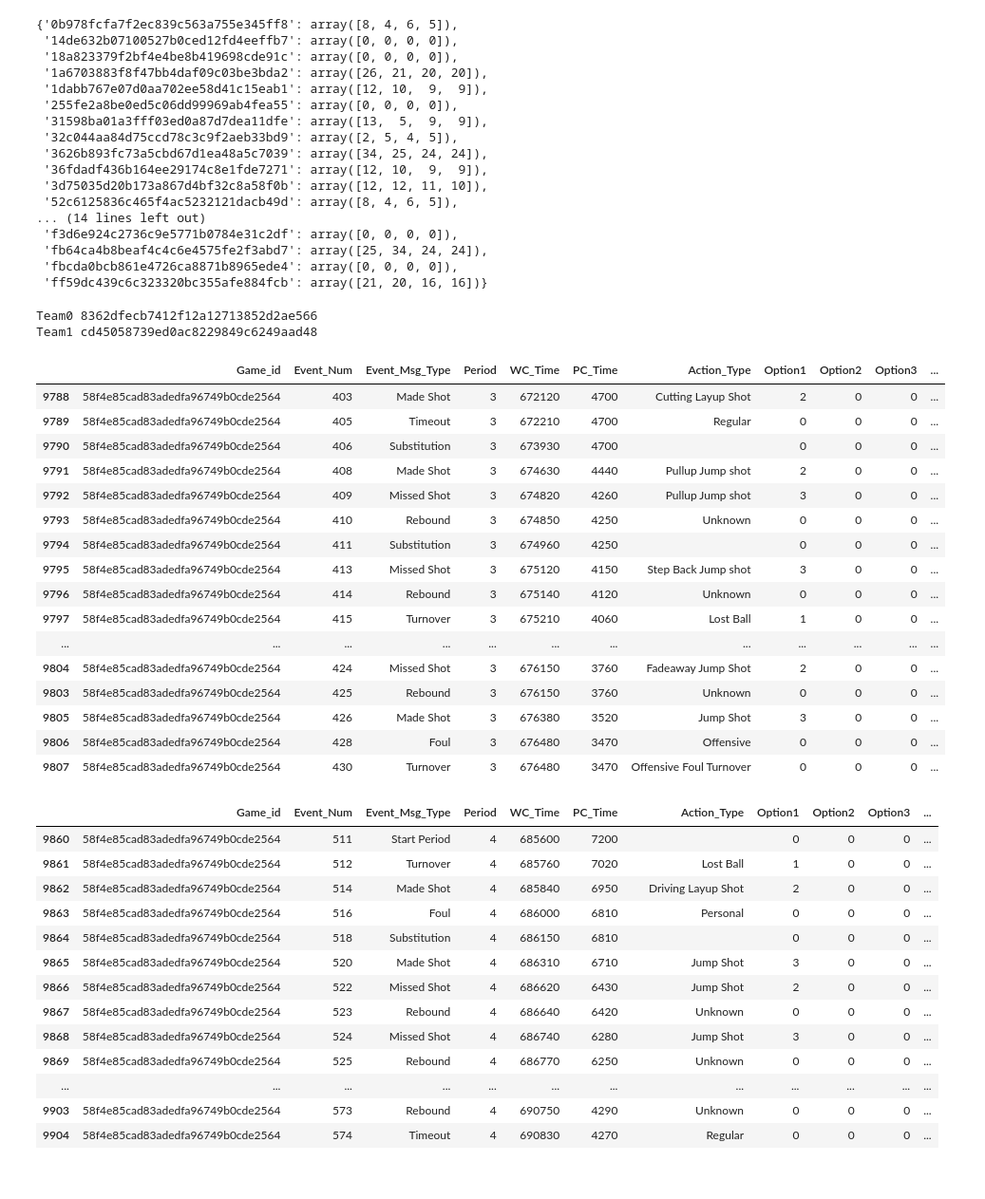
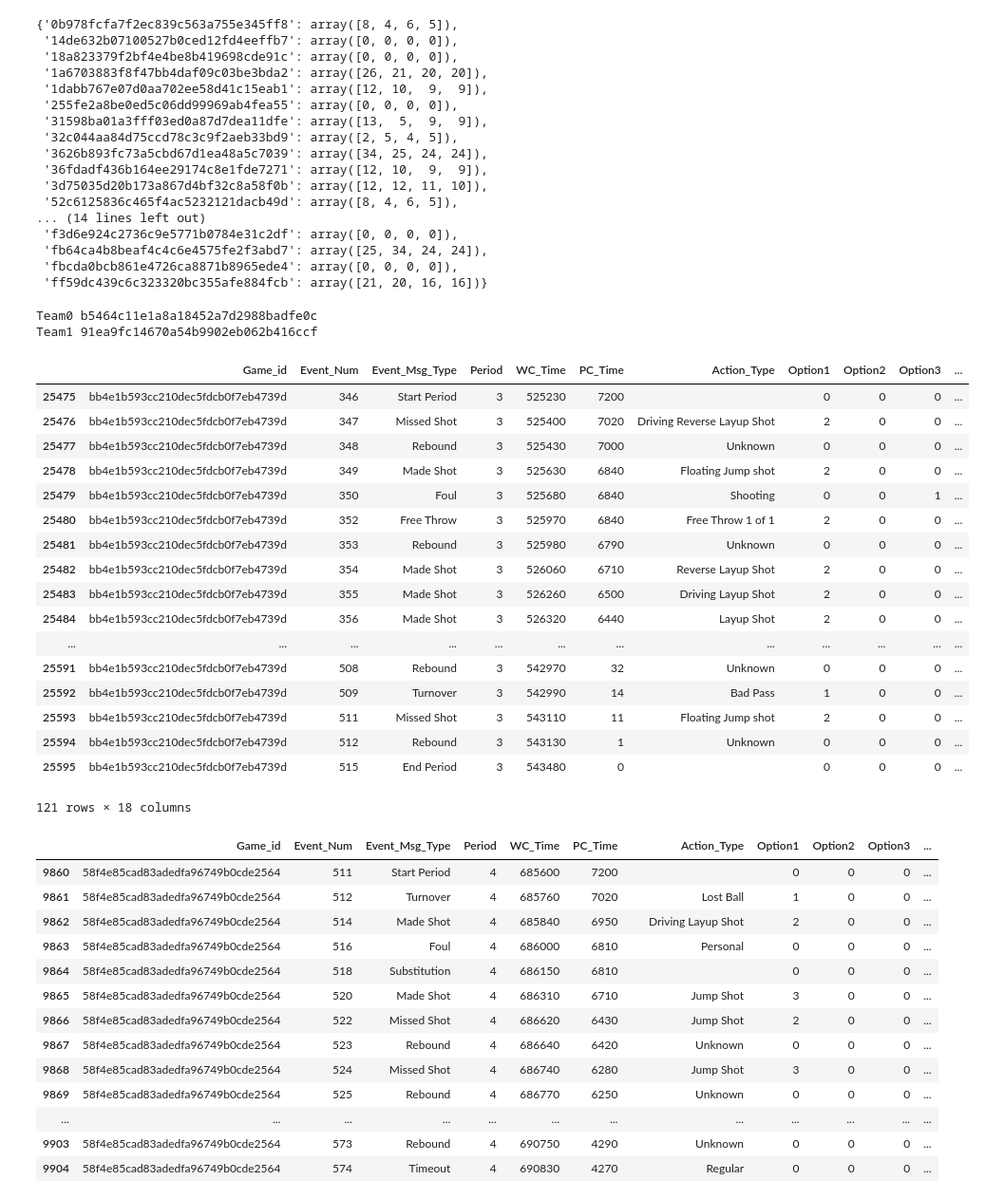
Before and after one commit to wpouse/NBA, a Jupyter notebook: Hackathon Prompt/NBARatingsScrubbed.ipynb, the cells around one changed output. Shown at 95% size. Saved outputs shown, nothing was run; the diff lists cells and outputs as text; code cells hidden in the pictures.

```diff
--- a/Hackathon Prompt/NBARatingsScrubbed.ipynb
+++ b/Hackathon Prompt/NBARatingsScrubbed.ipynb
@@ -764,9 +764,9 @@ df.to_excel("GameRatings.xlsx", index=False)
 # %%
 ## bug in playbyplay that cant be fixed? Look at gameIDs[3] events 21-23 show missed free throw, rebound, then made free throw?
 #Assuming its even ft, ft, rebound it says it was made so how can there be a rebound?
-game = GameIDs[21]
+game = GameIDs[55]
 gamePlayByPlay= sortedPlayByPlay(PlayByPlay[PlayByPlay['Game_id'] == game])
 gameLineup = GameLineup[GameLineup['Game_id'] == game]
-gameDict = gameRatingsSubCleaned(gamePlayByPlay[352:], gameLineup, eventCodes, verbose=True)
+gameDict = gameRatingsSubCleaned(gamePlayByPlay[:], gameLineup, eventCodes, verbose=True)
 # %% [output]
 Counter 0
@@ -809,28 +809,29 @@ gameDict
 # %%
 rdPBP = readablePlayByPlay(gamePlayByPlay, gameLineup, eventCodes)
 # %% [output]
-Team0 8362dfecb7412f12a12713852d2ae566
-Team1 cd45058739ed0ac8229849c6249aad48
+Team0 b5464c11e1a8a18452a7d2988badfe0c
+Team1 91ea9fc14670a54b9902eb062b416ccf
-# %%
-rdPBP[280:300]
-# %% [output]
-|  | Game_id | Event_Num | Event_Msg_Type | Period | WC_Time | PC_Time | Action_Type | Option1 | Option2 | Option3 | ... |
-| 9788 | 58f4e85cad83adedfa96749b0cde2564 | 403 | Made Shot | 3 | 672120 | 4700 | Cutting Layup Shot | 2 | 0 | 0 | ... |
-| 9789 | 58f4e85cad83adedfa96749b0cde2564 | 405 | Timeout | 3 | 672210 | 4700 | Regular | 0 | 0 | 0 | ... |
-| 9790 | 58f4e85cad83adedfa96749b0cde2564 | 406 | Substitution | 3 | 673930 | 4700 |  | 0 | 0 | 0 | ... |
-| 9791 | 58f4e85cad83adedfa96749b0cde2564 | 408 | Made Shot | 3 | 674630 | 4440 | Pullup Jump shot | 2 | 0 | 0 | ... |
-| 9792 | 58f4e85cad83adedfa96749b0cde2564 | 409 | Missed Shot | 3 | 674820 | 4260 | Pullup Jump shot | 3 | 0 | 0 | ... |
-| 9793 | 58f4e85cad83adedfa96749b0cde2564 | 410 | Rebound | 3 | 674850 | 4250 | Unknown | 0 | 0 | 0 | ... |
-| 9794 | 58f4e85cad83adedfa96749b0cde2564 | 411 | Substitution | 3 | 674960 | 4250 |  | 0 | 0 | 0 | ... |
-| 9795 | 58f4e85cad83adedfa96749b0cde2564 | 413 | Missed Shot | 3 | 675120 | 4150 | Step Back Jump shot | 3 | 0 | 0 | ... |
-| 9796 | 58f4e85cad83adedfa96749b0cde2564 | 414 | Rebound | 3 | 675140 | 4120 | Unknown | 0 | 0 | 0 | ... |
-| 9797 | 58f4e85cad83adedfa96749b0cde2564 | 415 | Turnover | 3 | 675210 | 4060 | Lost Ball | 1 | 0 | 0 | ... |
-| ... | ... | ... | ... | ... | ... | ... | ... | ... | ... | ... | ... |
-| 9804 | 58f4e85cad83adedfa96749b0cde2564 | 424 | Missed Shot | 3 | 676150 | 3760 | Fadeaway Jump Shot | 2 | 0 | 0 | ... |
-| 9803 | 58f4e85cad83adedfa96749b0cde2564 | 425 | Rebound | 3 | 676150 | 3760 | Unknown | 0 | 0 | 0 | ... |
-| 9805 | 58f4e85cad83adedfa96749b0cde2564 | 426 | Made Shot | 3 | 676380 | 3520 | Jump Shot | 3 | 0 | 0 | ... |
-| 9806 | 58f4e85cad83adedfa96749b0cde2564 | 428 | Foul | 3 | 676480 | 3470 | Offensive | 0 | 0 | 0 | ... |
-| 9807 | 58f4e85cad83adedfa96749b0cde2564 | 430 | Turnover | 3 | 676480 | 3470 | Offensive Foul Turnover | 0 | 0 | 0 | ... |
+# %%
+rdPBP[235:356]
+# %% [output]
+|  | Game_id | Event_Num | Event_Msg_Type | Period | WC_Time | PC_Time | Action_Type | Option1 | Option2 | Option3 | ... |
+| 25475 | bb4e1b593cc210dec5fdcb0f7eb4739d | 346 | Start Period | 3 | 525230 | 7200 |  | 0 | 0 | 0 | ... |
+| 25476 | bb4e1b593cc210dec5fdcb0f7eb4739d | 347 | Missed Shot | 3 | 525400 | 7020 | Driving Reverse Layup Shot | 2 | 0 | 0 | ... |
+| 25477 | bb4e1b593cc210dec5fdcb0f7eb4739d | 348 | Rebound | 3 | 525430 | 7000 | Unknown | 0 | 0 | 0 | ... |
+| 25478 | bb4e1b593cc210dec5fdcb0f7eb4739d | 349 | Made Shot | 3 | 525630 | 6840 | Floating Jump shot | 2 | 0 | 0 | ... |
+| 25479 | bb4e1b593cc210dec5fdcb0f7eb4739d | 350 | Foul | 3 | 525680 | 6840 | Shooting | 0 | 0 | 1 | ... |
+| 25480 | bb4e1b593cc210dec5fdcb0f7eb4739d | 352 | Free Throw | 3 | 525970 | 6840 | Free Throw 1 of 1 | 2 | 0 | 0 | ... |
+| 25481 | bb4e1b593cc210dec5fdcb0f7eb4739d | 353 | Rebound | 3 | 525980 | 6790 | Unknown | 0 | 0 | 0 | ... |
+| 25482 | bb4e1b593cc210dec5fdcb0f7eb4739d | 354 | Made Shot | 3 | 526060 | 6710 | Reverse Layup Shot | 2 | 0 | 0 | ... |
+| 25483 | bb4e1b593cc210dec5fdcb0f7eb4739d | 355 | Made Shot | 3 | 526260 | 6500 | Driving Layup Shot | 2 | 0 | 0 | ... |
+| 25484 | bb4e1b593cc210dec5fdcb0f7eb4739d | 356 | Made Shot | 3 | 526320 | 6440 | Layup Shot | 2 | 0 | 0 | ... |
+| ... | ... | ... | ... | ... | ... | ... | ... | ... | ... | ... | ... |
+| 25591 | bb4e1b593cc210dec5fdcb0f7eb4739d | 508 | Rebound | 3 | 542970 | 32 | Unknown | 0 | 0 | 0 | ... |
+| 25592 | bb4e1b593cc210dec5fdcb0f7eb4739d | 509 | Turnover | 3 | 542990 | 14 | Bad Pass | 1 | 0 | 0 | ... |
+| 25593 | bb4e1b593cc210dec5fdcb0f7eb4739d | 511 | Missed Shot | 3 | 543110 | 11 | Floating Jump shot | 2 | 0 | 0 | ... |
+| 25594 | bb4e1b593cc210dec5fdcb0f7eb4739d | 512 | Rebound | 3 | 543130 | 1 | Unknown | 0 | 0 | 0 | ... |
+| 25595 | bb4e1b593cc210dec5fdcb0f7eb4739d | 515 | End Period | 3 | 543480 | 0 |  | 0 | 0 | 0 | ... |
+121 rows × 18 columns
 # %%
 rdPBP[352:400]
 # %% [output]
```
Also changed, not shown: parts of 1 cell of this notebook, 2 other files.
